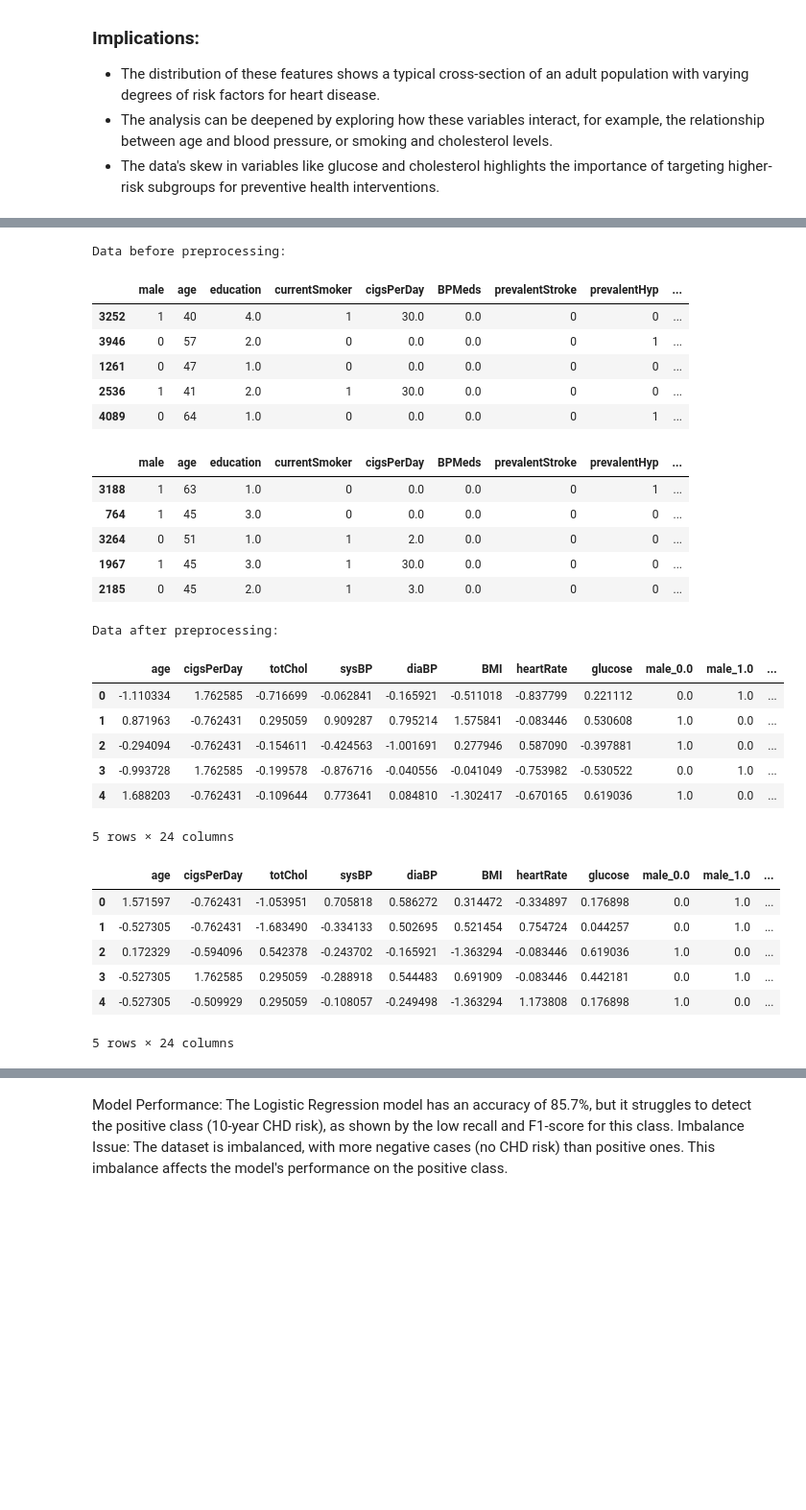
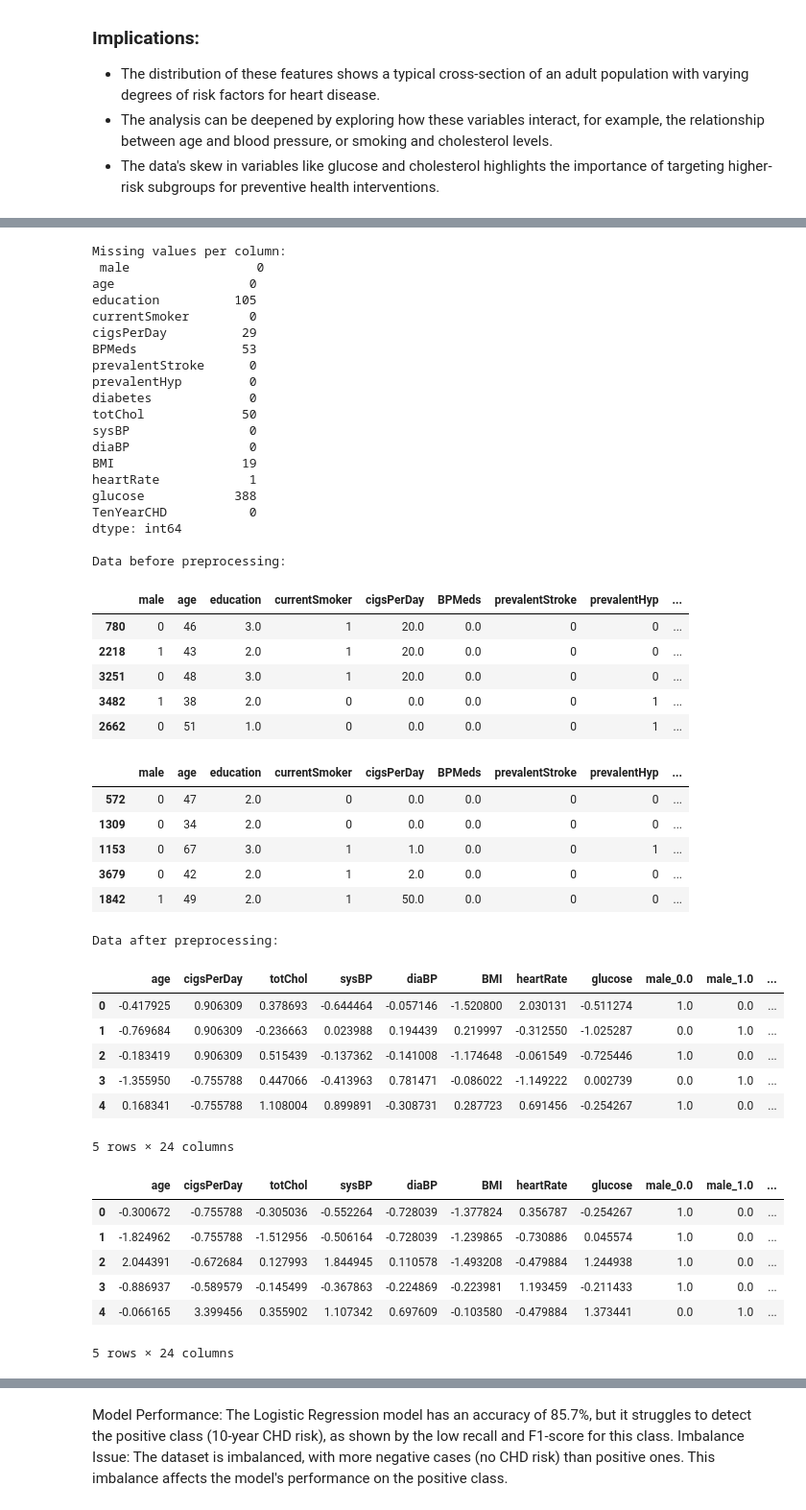
Before and after one commit to Tobux/BI-Data-Science-Project, a Jupyter notebook: notebook.ipynb, the cells around one changed output, grey strips where cells are left out. Shown at 96% size. Drawn from its saved outputs; the diff is of its cells as text; code cells hidden in the pictures; blank space fills up the shorter version.

```diff
--- a/notebook.ipynb
+++ b/notebook.ipynb
@@ -173,8 +197,15 @@ from sklearn.pipeline import Pipeline
 from sklearn.impute import SimpleImputer
 from imblearn.under_sampling import RandomUnderSampler
 
+# Identify missing values in the dataset
+missing_values = data.isnull().sum()
+print("Missing values per column:\n", missing_values)
+
+# Drop rows with any missing values
+data.dropna(inplace=True)
+
 # Define features and target
-print("Data before preprocessing:")
+print("\nData before preprocessing:")
 X = data.drop(columns=['TenYearCHD'])
 y = data['TenYearCHD']
 
@@ -205,53 +236,72 @@ categorical_transformer = Pipeline(steps=[
 # Combine preprocessing steps
 preprocessor = ColumnTransformer(
     transformers=[
         ('num', numerical_transformer, numerical_features),
         ('cat', categorical_transformer, categorical_features)
     ]
 )
 
 # Fit and transform the training data, transform the test data
 X_train = preprocessor.fit_transform(X_train)
 X_test = preprocessor.transform(X_test)
 
 # Optionally, you can convert the processed data back to a DataFrame for easier interpretation
 # Get feature names after one-hot encoding
 feature_names = numerical_features + list(preprocessor.named_transformers_['cat']['onehot'].get_feature_names_out(categorical_features))
 X_train = pd.DataFrame(X_train, columns=feature_names)
 X_test = pd.DataFrame(X_test, columns=feature_names)
 
 # Check the preprocessed training data
 print("Data after preprocessing:")
 display(X_train.head())
 display(X_test.head())
 # %% [output]
+Missing values per column:
+ male                 0
+age                  0
+education          105
+currentSmoker        0
+cigsPerDay          29
+BPMeds              53
+prevalentStroke      0
+prevalentHyp         0
+diabetes             0
+totChol             50
+sysBP                0
+diaBP                0
+BMI                 19
+heartRate            1
+glucose            388
+TenYearCHD           0
+dtype: int64
+
 Data before preprocessing:
 |  | male | age | education | currentSmoker | cigsPerDay | BPMeds | prevalentStroke | prevalentHyp | ... |
-| 3252 | 1 | 40 | 4.0 | 1 | 30.0 | 0.0 | 0 | 0 | ... |
-| 3946 | 0 | 57 | 2.0 | 0 | 0.0 | 0.0 | 0 | 1 | ... |
-| 1261 | 0 | 47 | 1.0 | 0 | 0.0 | 0.0 | 0 | 0 | ... |
-| 2536 | 1 | 41 | 2.0 | 1 | 30.0 | 0.0 | 0 | 0 | ... |
-| 4089 | 0 | 64 | 1.0 | 0 | 0.0 | 0.0 | 0 | 1 | ... |
+| 780 | 0 | 46 | 3.0 | 1 | 20.0 | 0.0 | 0 | 0 | ... |
+| 2218 | 1 | 43 | 2.0 | 1 | 20.0 | 0.0 | 0 | 0 | ... |
+| 3251 | 0 | 48 | 3.0 | 1 | 20.0 | 0.0 | 0 | 0 | ... |
+| 3482 | 1 | 38 | 2.0 | 0 | 0.0 | 0.0 | 0 | 1 | ... |
+| 2662 | 0 | 51 | 1.0 | 0 | 0.0 | 0.0 | 0 | 1 | ... |
 |  | male | age | education | currentSmoker | cigsPerDay | BPMeds | prevalentStroke | prevalentHyp | ... |
-| 3188 | 1 | 63 | 1.0 | 0 | 0.0 | 0.0 | 0 | 1 | ... |
-| 764 | 1 | 45 | 3.0 | 0 | 0.0 | 0.0 | 0 | 0 | ... |
-| 3264 | 0 | 51 | 1.0 | 1 | 2.0 | 0.0 | 0 | 0 | ... |
-| 1967 | 1 | 45 | 3.0 | 1 | 30.0 | 0.0 | 0 | 0 | ... |
-| 2185 | 0 | 45 | 2.0 | 1 | 3.0 | 0.0 | 0 | 0 | ... |
+| 572 | 0 | 47 | 2.0 | 0 | 0.0 | 0.0 | 0 | 0 | ... |
+| 1309 | 0 | 34 | 2.0 | 0 | 0.0 | 0.0 | 0 | 0 | ... |
+| 1153 | 0 | 67 | 3.0 | 1 | 1.0 | 0.0 | 0 | 1 | ... |
+| 3679 | 0 | 42 | 2.0 | 1 | 2.0 | 0.0 | 0 | 0 | ... |
+| 1842 | 1 | 49 | 2.0 | 1 | 50.0 | 0.0 | 0 | 0 | ... |
 Data after preprocessing:
 |  | age | cigsPerDay | totChol | sysBP | diaBP | BMI | heartRate | glucose | male_0.0 | male_1.0 | ... |
-| 0 | -1.110334 | 1.762585 | -0.716699 | -0.062841 | -0.165921 | -0.511018 | -0.837799 | 0.221112 | 0.0 | 1.0 | ... |
-| 1 | 0.871963 | -0.762431 | 0.295059 | 0.909287 | 0.795214 | 1.575841 | -0.083446 | 0.530608 | 1.0 | 0.0 | ... |
-| 2 | -0.294094 | -0.762431 | -0.154611 | -0.424563 | -1.001691 | 0.277946 | 0.587090 | -0.397881 | 1.0 | 0.0 | ... |
-| 3 | -0.993728 | 1.762585 | -0.199578 | -0.876716 | -0.040556 | -0.041049 | -0.753982 | -0.530522 | 0.0 | 1.0 | ... |
-| 4 | 1.688203 | -0.762431 | -0.109644 | 0.773641 | 0.084810 | -1.302417 | -0.670165 | 0.619036 | 1.0 | 0.0 | ... |
+| 0 | -0.417925 | 0.906309 | 0.378693 | -0.644464 | -0.057146 | -1.520800 | 2.030131 | -0.511274 | 1.0 | 0.0 | ... |
+| 1 | -0.769684 | 0.906309 | -0.236663 | 0.023988 | 0.194439 | 0.219997 | -0.312550 | -1.025287 | 0.0 | 1.0 | ... |
+| 2 | -0.183419 | 0.906309 | 0.515439 | -0.137362 | -0.141008 | -1.174648 | -0.061549 | -0.725446 | 1.0 | 0.0 | ... |
+| 3 | -1.355950 | -0.755788 | 0.447066 | -0.413963 | 0.781471 | -0.086022 | -1.149222 | 0.002739 | 0.0 | 1.0 | ... |
+| 4 | 0.168341 | -0.755788 | 1.108004 | 0.899891 | -0.308731 | 0.287723 | 0.691456 | -0.254267 | 1.0 | 0.0 | ... |
 5 rows × 24 columns
 |  | age | cigsPerDay | totChol | sysBP | diaBP | BMI | heartRate | glucose | male_0.0 | male_1.0 | ... |
-| 0 | 1.571597 | -0.762431 | -1.053951 | 0.705818 | 0.586272 | 0.314472 | -0.334897 | 0.176898 | 0.0 | 1.0 | ... |
-| 1 | -0.527305 | -0.762431 | -1.683490 | -0.334133 | 0.502695 | 0.521454 | 0.754724 | 0.044257 | 0.0 | 1.0 | ... |
-| 2 | 0.172329 | -0.594096 | 0.542378 | -0.243702 | -0.165921 | -1.363294 | -0.083446 | 0.619036 | 1.0 | 0.0 | ... |
-| 3 | -0.527305 | 1.762585 | 0.295059 | -0.288918 | 0.544483 | 0.691909 | -0.083446 | 0.442181 | 0.0 | 1.0 | ... |
-| 4 | -0.527305 | -0.509929 | 0.295059 | -0.108057 | -0.249498 | -1.363294 | 1.173808 | 0.176898 | 1.0 | 0.0 | ... |
+| 0 | -0.300672 | -0.755788 | -0.305036 | -0.552264 | -0.728039 | -1.377824 | 0.356787 | -0.254267 | 1.0 | 0.0 | ... |
+| 1 | -1.824962 | -0.755788 | -1.512956 | -0.506164 | -0.728039 | -1.239865 | -0.730886 | 0.045574 | 1.0 | 0.0 | ... |
+| 2 | 2.044391 | -0.672684 | 0.127993 | 1.844945 | 0.110578 | -1.493208 | -0.479884 | 1.244938 | 1.0 | 0.0 | ... |
+| 3 | -0.886937 | -0.589579 | -0.145499 | -0.367863 | -0.224869 | -0.223981 | 1.193459 | -0.211433 | 1.0 | 0.0 | ... |
+| 4 | -0.066165 | 3.399456 | 0.355902 | 1.107342 | 0.697609 | -0.103580 | -0.479884 | 1.373441 | 0.0 | 1.0 | ... |
 5 rows × 24 columns
 # %%
 # import matplotlib.pyplot as plt
```
Also changed, not shown: parts of 10 cells of this notebook.
